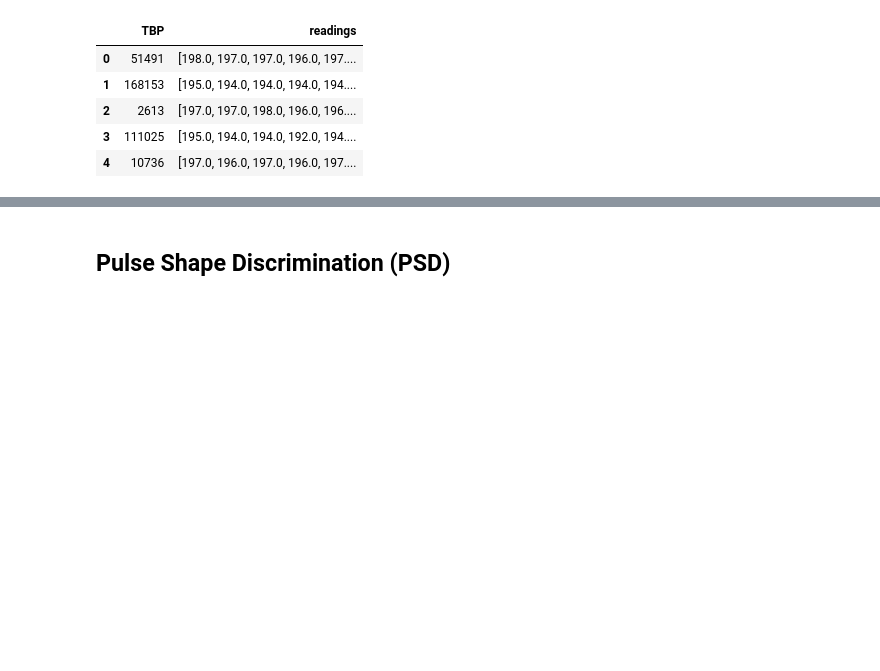
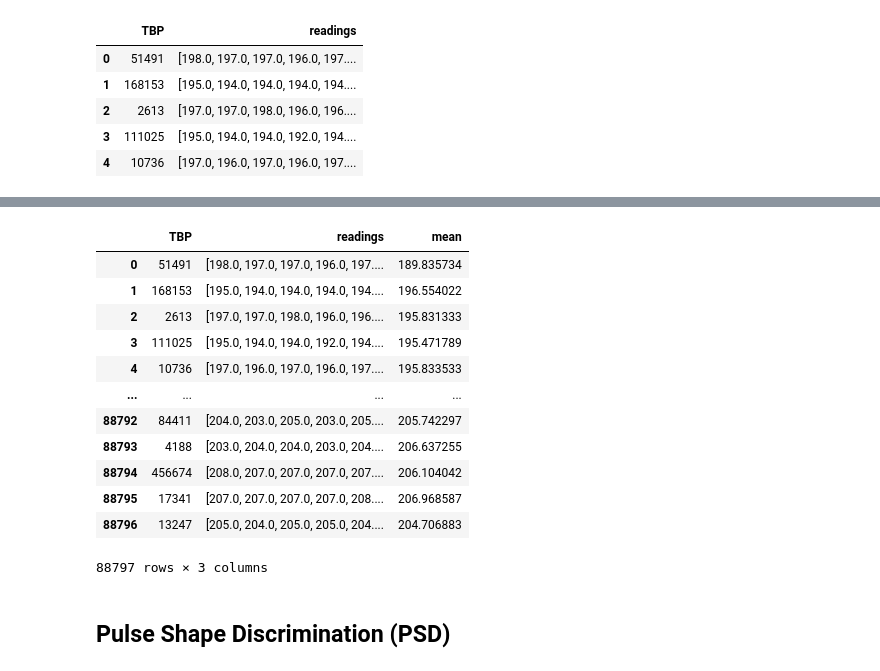
Before and after one commit to ECFM-USAC/LAGO_data_model, a Jupyter notebook: notebooks/eda.ipynb, the cells around one changed output, grey strips where cells are left out. Drawn from its saved outputs; the diff is of its cells as text; code cells hidden in the pictures; blank space fills up the shorter version.

```diff
--- a/notebooks/eda.ipynb
+++ b/notebooks/eda.ipynb
@@ -29,2 +35,25 @@ plot_readings(data[data['TBP']==29328], 1, legend=True)
+# %%
+mean_values = []
+for _, row in data.iterrows():
+    mean = row['readings'].mean()
+    mean_values.append(mean)
+
+data["mean"] = mean_values
+# %%
+data
+# %% [output]
+|  | TBP | readings | mean |
+| 0 | 51491 | [198.0, 197.0, 197.0, 196.0, 197.... | 189.835734 |
+| 1 | 168153 | [195.0, 194.0, 194.0, 194.0, 194.... | 196.554022 |
+| 2 | 2613 | [197.0, 197.0, 198.0, 196.0, 196.... | 195.831333 |
+| 3 | 111025 | [195.0, 194.0, 194.0, 192.0, 194.... | 195.471789 |
+| 4 | 10736 | [197.0, 196.0, 197.0, 196.0, 197.... | 195.833533 |
+| ... | ... | ... | ... |
+| 88792 | 84411 | [204.0, 203.0, 205.0, 203.0, 205.... | 205.742297 |
+| 88793 | 4188 | [203.0, 204.0, 204.0, 203.0, 204.... | 206.637255 |
+| 88794 | 456674 | [208.0, 207.0, 207.0, 207.0, 207.... | 206.104042 |
+| 88795 | 17341 | [207.0, 207.0, 207.0, 207.0, 208.... | 206.968587 |
+| 88796 | 13247 | [205.0, 204.0, 205.0, 205.0, 204.... | 204.706883 |
+88797 rows × 3 columns
 # %% [markdown]
 ## Pulse Shape Discrimination (PSD)
```
Also changed, not shown: parts of 4 cells of this notebook, 2 other files.
